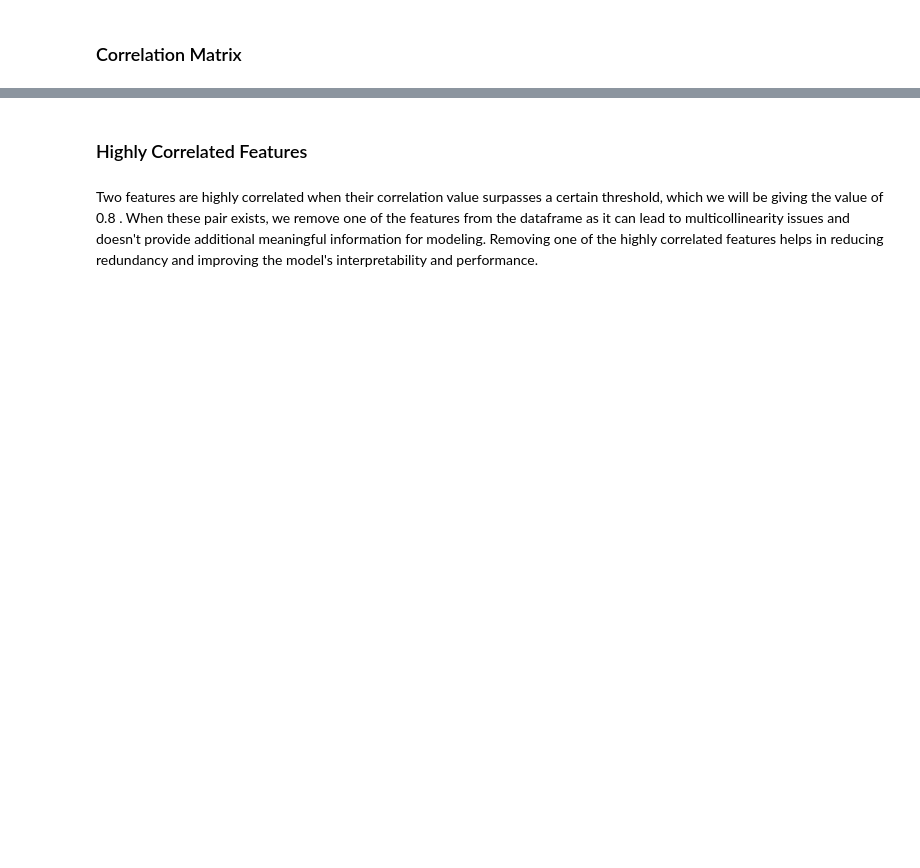
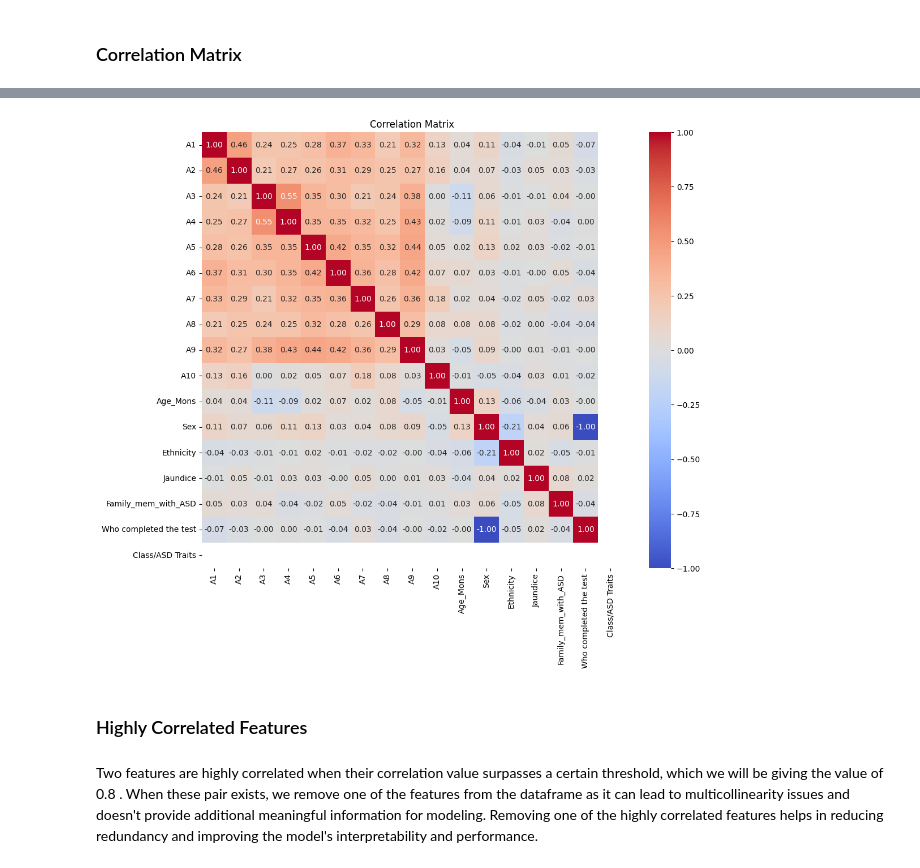
Before and after one commit to AndreSantos03/Y3S2-Artificial-Intelligence2, a Jupyter notebook: autism_toddler_prediction.ipynb, the cells around one changed output, grey strips where cells are left out. Saved outputs shown, nothing was run; the diff lists cells and outputs as text; code cells hidden in the pictures; blank space fills up the shorter version.

```diff
--- a/autism_toddler_prediction.ipynb
+++ b/autism_toddler_prediction.ipynb
@@ -148,19 +161,0 @@ To note that as most of our features are categorical with a few being categorica
-# %%
-def cramers_V(var1, var2):
-    crosstab = np.array(pd.crosstab(var1, var2, rownames=None, colnames=None))
-    stat = chi2_contingency(crosstab)[0]
-    obs = np.sum(crosstab)
-    mini = min(crosstab.shape) - 1
-    return np.sqrt(stat / (obs * mini))
-
-# Calculate Cramér's V for each variable in the DataFrame with respect to 'Class/ASD Traits'
-correlation_with_target = df.apply(lambda x: cramers_V(x, df['Class/ASD Traits']), axis=0)
-
-# Sort correlation values in ascending order
-correlation_with_target_sorted = correlation_with_target.sort_values(ascending=False)
-
-# Plot correlation matrix heatmap
-plt.figure(figsize=(10, 8))
-sb.heatmap(correlation_with_target_sorted.to_frame(), annot=True, cmap='coolwarm', fmt=".2f", vmin=-1, vmax=1)
-plt.title('Correlation with Class/ASD Traits (Cramér\'s V)')
-plt.show()
@@ -185,3 +220,44 @@ plt.show()
+# %%
+def cramers_V(var1, var2):
+    if var1.equals(var2):  # Check if the two variables are the same
+        return 1.0
+    elif var1.dtype == 'object' and var2.dtype == 'object':  # Check if both variables are categorical
+        crosstab = pd.crosstab(var1, var2)
+        stat = chi2_contingency(crosstab)[0]
+        obs = np.sum(crosstab)
+        mini = min(crosstab.shape) - 1
+        return np.sqrt(stat / (obs * mini))
+    else:
+        return point_biserial_coefficient(var1, var2)  # Use point-biserial coefficient for mixed types
+
+# Calculate correlation matrix
+correlation_matrix = pd.DataFrame(index=df.columns, columns=df.columns)
+
+for col1 in df.columns:
+    for col2 in df.columns:
+        if col1 == "Class/ASD Traits" or col2 == "Class/ASD Traits":
+            continue  # Skip if either column is the target feature
+        if col1 == 'Age_Mons' or col2 == 'Age_Mons':
+            correlation_matrix.loc[col1, col2] = df[[col1, col2]].corr().iloc[0, 1]
+        elif col1 in binary_features and col2 in binary_features:
+            correlation_matrix.loc[col1, col2] = phi_coefficient(df[col1], df[col2])
+        elif col1 in binary_features and col2 in categorical_features:
+            correlation_matrix.loc[col1, col2] = point_biserial_coefficient(df[col2], df[col1])
+        elif col1 in categorical_features and col2 in binary_features:
+            correlation_matrix.loc[col1, col2] = point_biserial_coefficient(df[col1], df[col2])
+        elif col1 in categorical_features and col2 in categorical_features:
+            correlation_matrix.loc[col1, col2] = cramers_V(df[col1], df[col2])
+        else:
+            correlation_matrix.loc[col1, col2] = phi_coefficient(df[col1], df[col2])
+
+
+# Plot correlation matrix heatmap
+plt.figure(figsize=(12, 10))
+sb.heatmap(correlation_matrix.astype(float), annot=True, cmap='coolwarm', fmt=".2f", vmin=-1, vmax=1)
+plt.title('Correlation Matrix')
+plt.show()
+# %% [output]
+[figure, added]
 # %% [markdown]
 ### Highly Correlated Features
 # %% [markdown]
```
Also changed, not shown: parts of 26 cells of this notebook, 1 other file.
